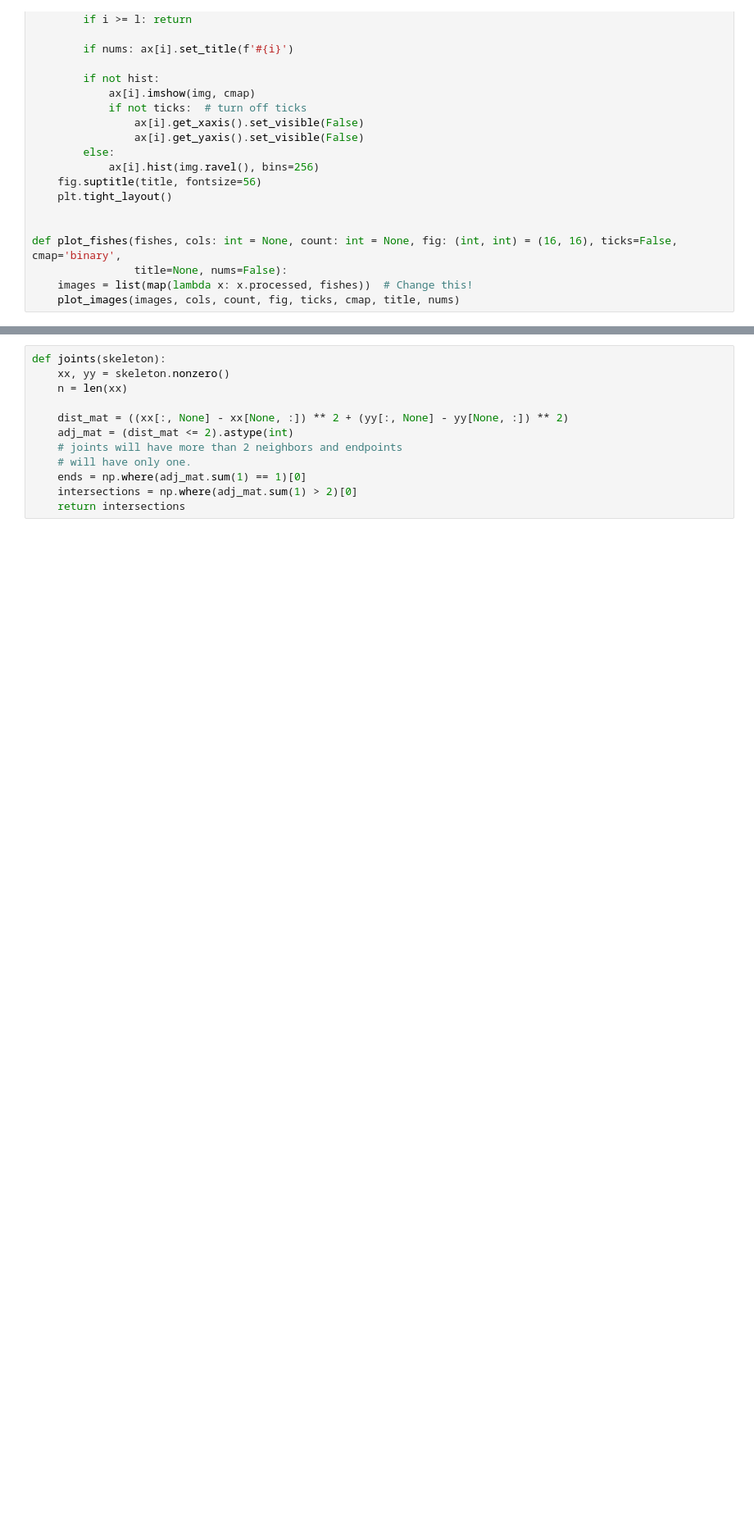
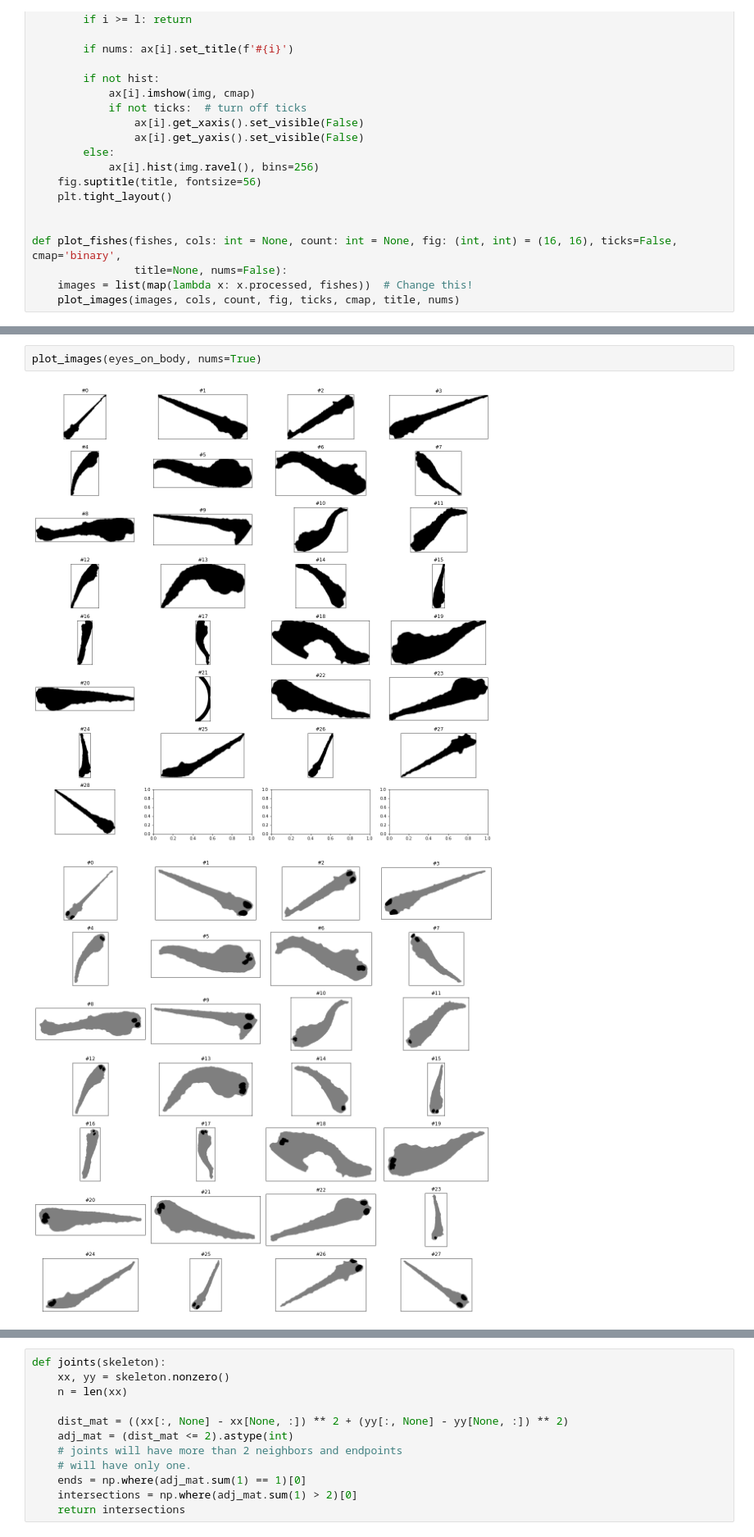
Before and after one commit to gimesia/zebrafisher, a Jupyter notebook: src/measure/test1.ipynb, the cells around one changed output, grey strips where cells are left out. Shown at 82% size. Drawn from its saved outputs; the diff is of its cells as text; blank space fills up the shorter version.

```diff
--- a/src/measure/test1.ipynb
+++ b/src/measure/test1.ipynb
@@ -281,0 +289,5 @@ plot_images(maks, nums=True)
+# %%
+plot_images(eyes_on_body, nums=True)
+# %% [output]
+[figure, added]
+[figure, added]
```
Also changed, not shown: parts of 15 cells of this notebook, 7 other files.
